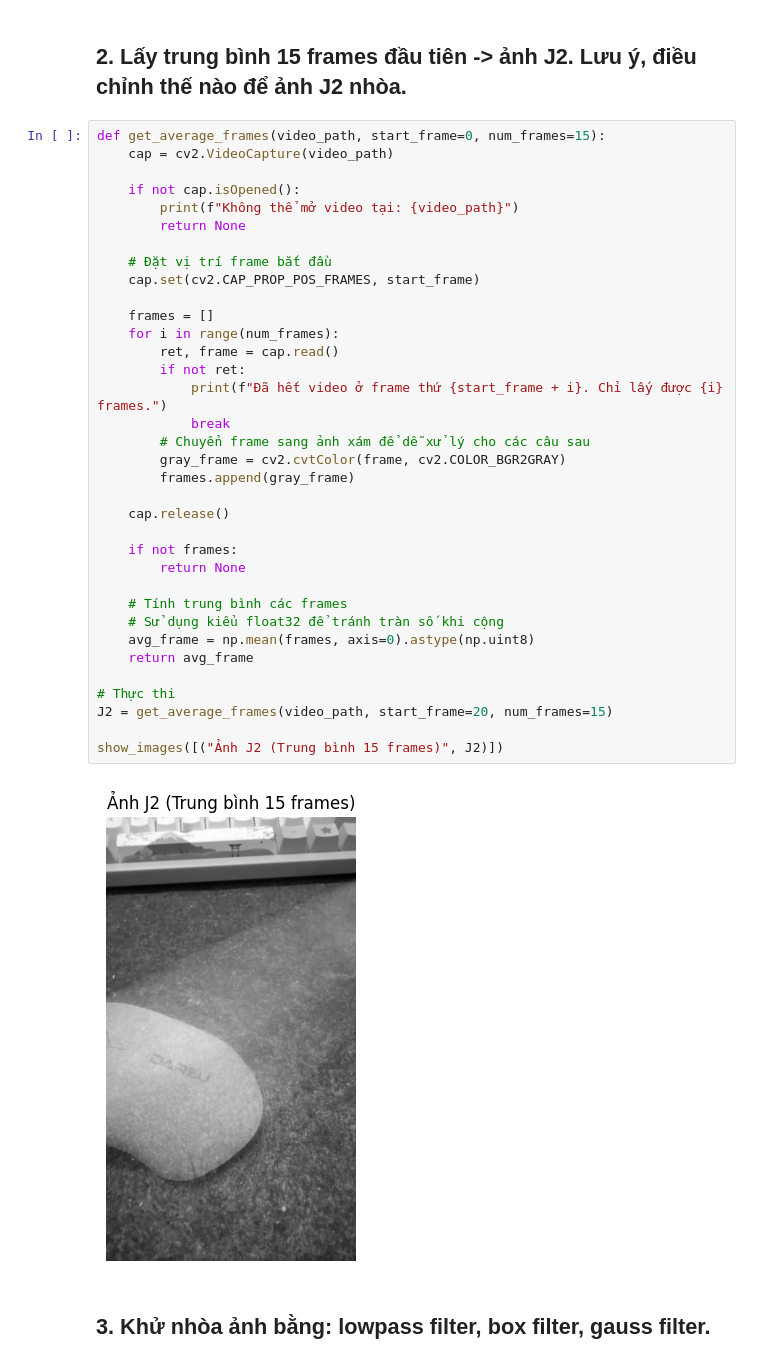
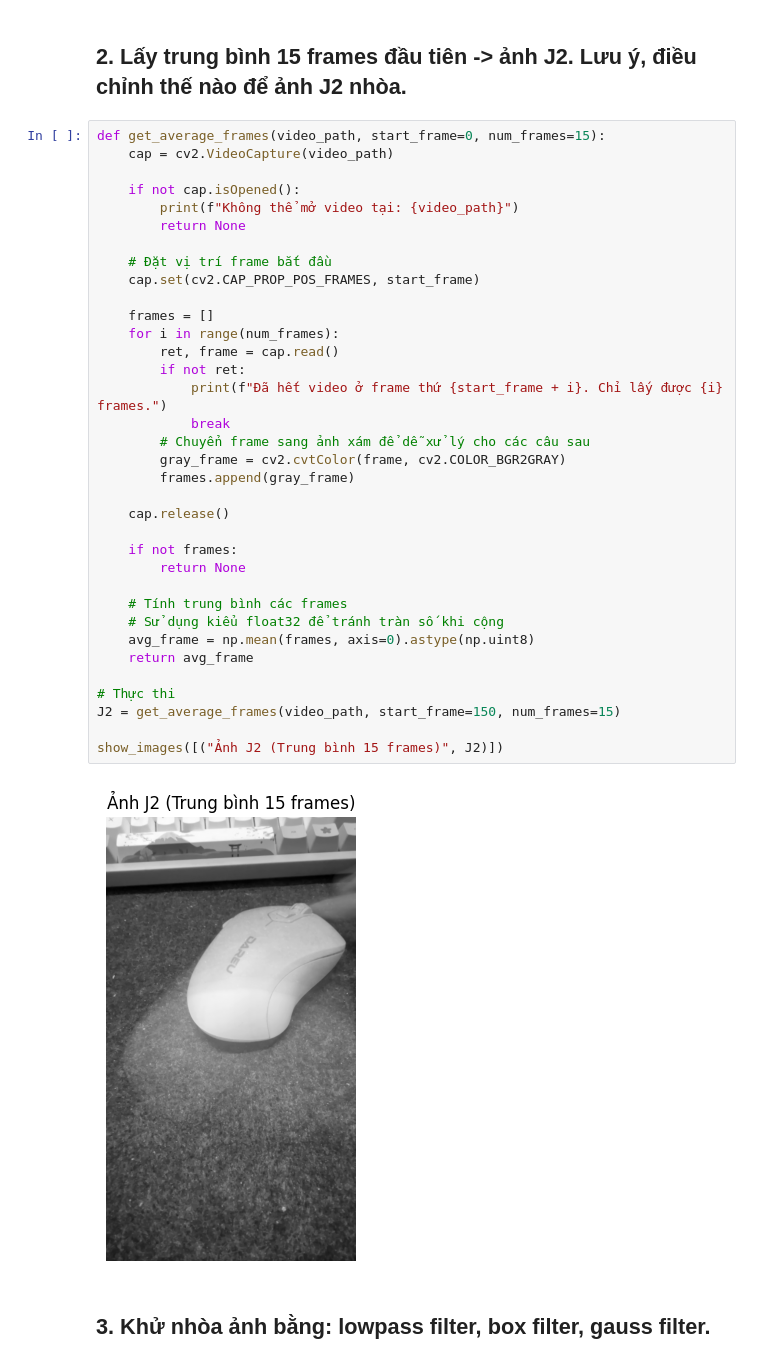
Before and after one commit to Sura3607/imageProcessing, a Jupyter notebook: lab5/lab5.ipynb, the cells around one changed output. Saved outputs shown, nothing was run; the diff lists cells and outputs as text.

```diff
--- a/lab5/lab5.ipynb
+++ b/lab5/lab5.ipynb
@@ -53,35 +53,35 @@ def get_average_frames(video_path, start_frame=0, num_frames=15):
         print(f"Không thể mở video tại: {video_path}")
         return None
 
     # Đặt vị trí frame bắt đầu
     cap.set(cv2.CAP_PROP_POS_FRAMES, start_frame)
 
     frames = []
     for i in range(num_frames):
         ret, frame = cap.read()
         if not ret:
             print(f"Đã hết video ở frame thứ {start_frame + i}. Chỉ lấy được {i} frames.")
             break
         # Chuyển frame sang ảnh xám để dễ xử lý cho các câu sau
         gray_frame = cv2.cvtColor(frame, cv2.COLOR_BGR2GRAY)
         frames.append(gray_frame)
 
     cap.release()
 
     if not frames:
         return None
 
     # Tính trung bình các frames
     # Sử dụng kiểu float32 để tránh tràn số khi cộng
     avg_frame = np.mean(frames, axis=0).astype(np.uint8)
     return avg_frame
 
 # Thực thi
-J2 = get_average_frames(video_path, start_frame=20, num_frames=15)
+J2 = get_average_frames(video_path, start_frame=150, num_frames=15)
 
 show_images([("Ảnh J2 (Trung bình 15 frames)", J2)])
 # %% [output]
-[figure, old version]
+[figure, new version]
 # %% [markdown]
 ## 3. Khử nhòa ảnh bằng: lowpass filter, box filter, gauss filter.
 # %%
```
Also changed, not shown: parts of 5 cells of this notebook.
